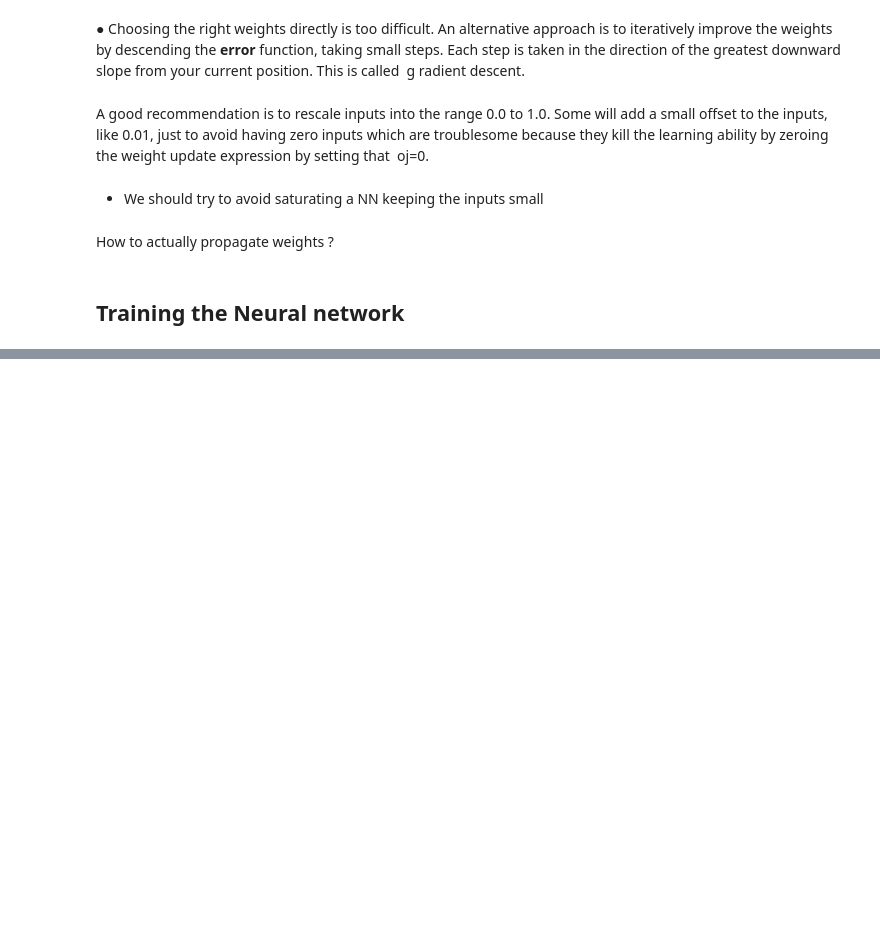
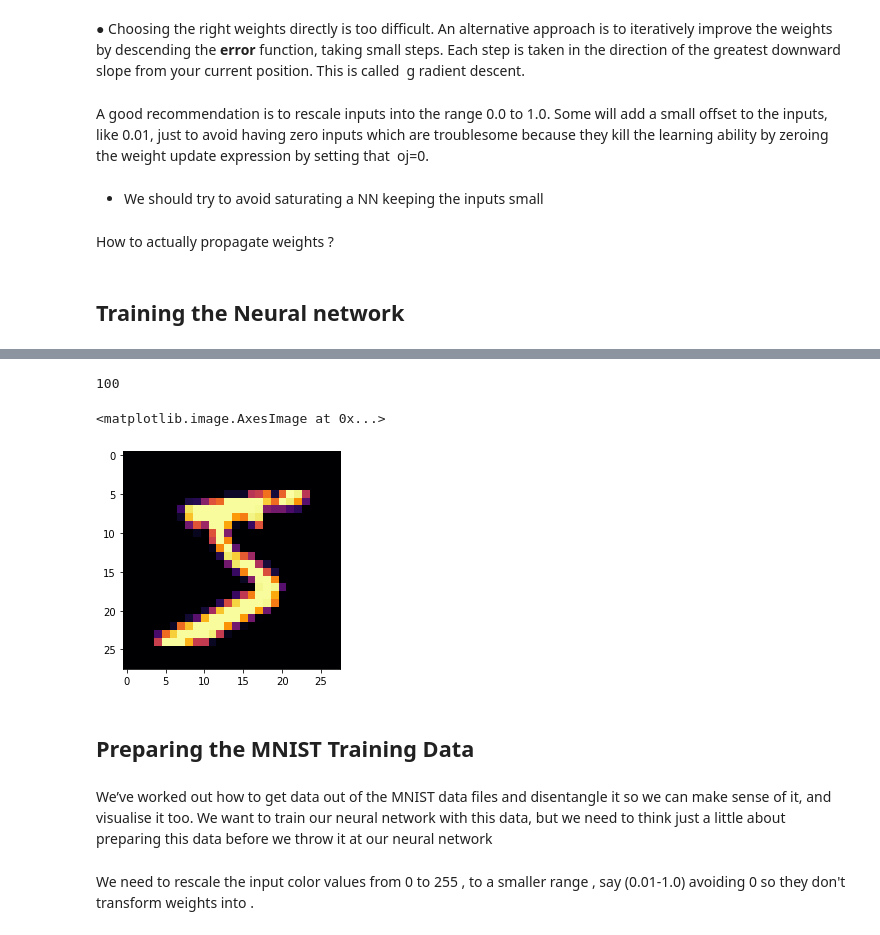
Before and after one commit to aenoboa1/ML-Coursera_AndrewNG, a Jupyter notebook: Week_4/Exercise3/neural_nets.ipynb, the cells around one changed output, grey strips where cells are left out. Cells and saved outputs as stored; diff of their text form; code cells hidden in the pictures; blank space fills up the shorter version.

```diff
--- a/Week_4/Exercise3/neural_nets.ipynb
+++ b/Week_4/Exercise3/neural_nets.ipynb
@@ -263,0 +372,8 @@ print(n.feedforward([0,0])[0])
+# %%
+data_file = open('mnist_train_100.csv','r') # r parameter is optional
+data_list = data_file.readlines()
+data_file.close()
+# %%
+len(data_list)
+# %% [output]
+100
@@ -263,0 +382,17 @@ print(n.feedforward([0,0])[0])
+# %%
+all_value = data_list[0].split(',')
+
+img_array = np.asfarray(all_value[1:]).reshape(28,28) # return array convert to float type
+
+plt.imshow(img_array,cmap='inferno',interpolation='None')
+# %% [output]
+<matplotlib.image.AxesImage at 0x...>
+[figure, added]
+# %% [markdown]
+## Preparing the MNIST Training Data
+# %% [markdown]
+We’ve worked out how to get data out of the MNIST data files and disentangle it so we can
+make sense of it, and visualise it too. We want to train our neural network with this data, but we
+need to think just a little about preparing this data before we throw it at our neural network
+# %% [markdown]
+We need to rescale the input color values from 0 to 255 , to a smaller range , say (0.01-1.0) avoiding 0 so they don't transform weights into .
```
Also changed, not shown: parts of 15 cells of this notebook, 4 other files.
